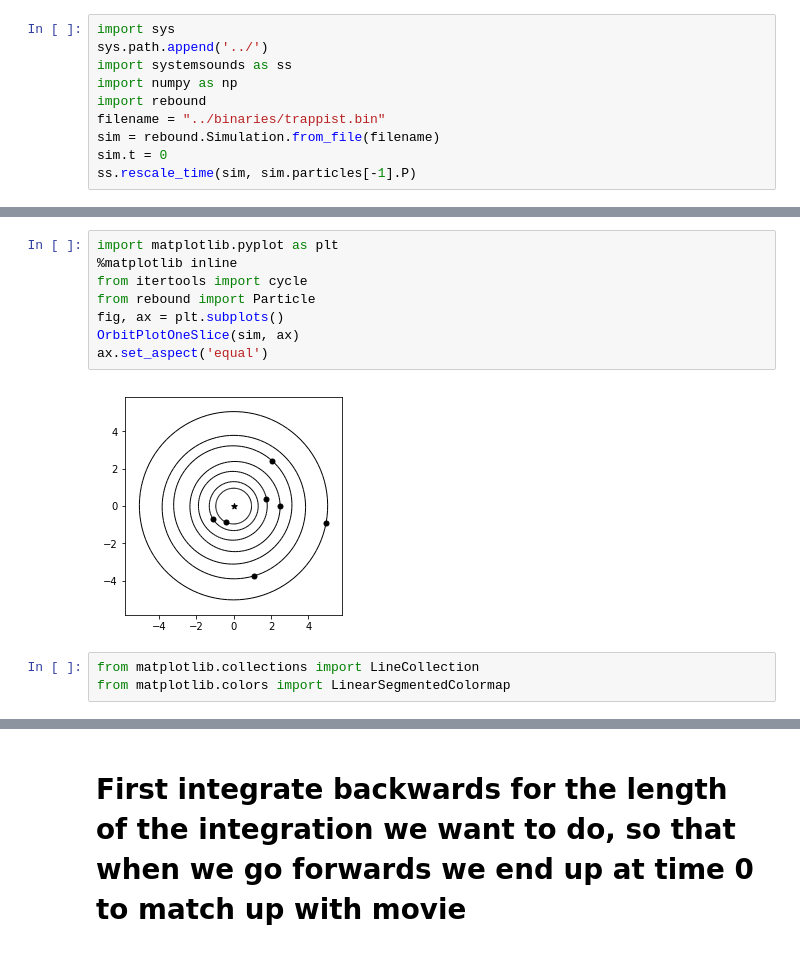
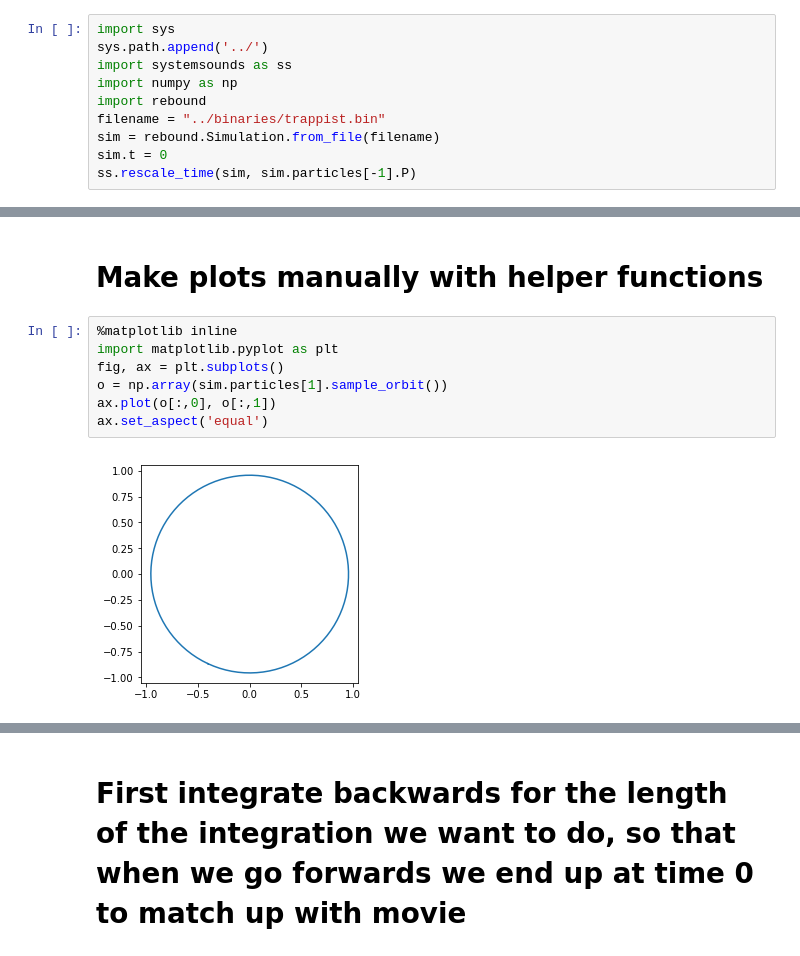
Before and after one commit to dtamayo/systemsounds, a Jupyter notebook: projects/trappistvoiceover.ipynb, the cells around one changed output, grey strips where cells are left out. Drawn from its saved outputs; the diff is of its cells as text.

```diff
--- a/projects/trappistvoiceover.ipynb
+++ b/projects/trappistvoiceover.ipynb
@@ -150,13 +17,11 @@ def OrbitPlotOneSlice(sim, ax, lim=None, limz=None, Narc=100, color=False, peria
+# %% [markdown]
+# Make plots manually with helper functions
 # %%
+%matplotlib inline
 import matplotlib.pyplot as plt
-%matplotlib inline
-from itertools import cycle
-from rebound import Particle
 fig, ax = plt.subplots()
-OrbitPlotOneSlice(sim, ax)
+o = np.array(sim.particles[1].sample_orbit())
+ax.plot(o[:,0], o[:,1])
 ax.set_aspect('equal')
 # %% [output]
-[figure, old version]
+[figure, new version]
-# %%
-from matplotlib.collections import LineCollection
-from matplotlib.colors import LinearSegmentedColormap
```
Also changed, not shown: parts of 15 cells of this notebook.
